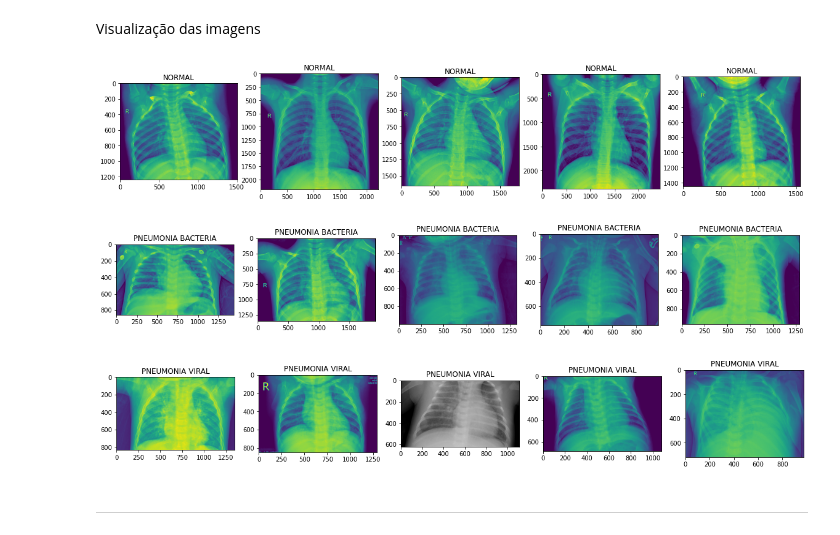
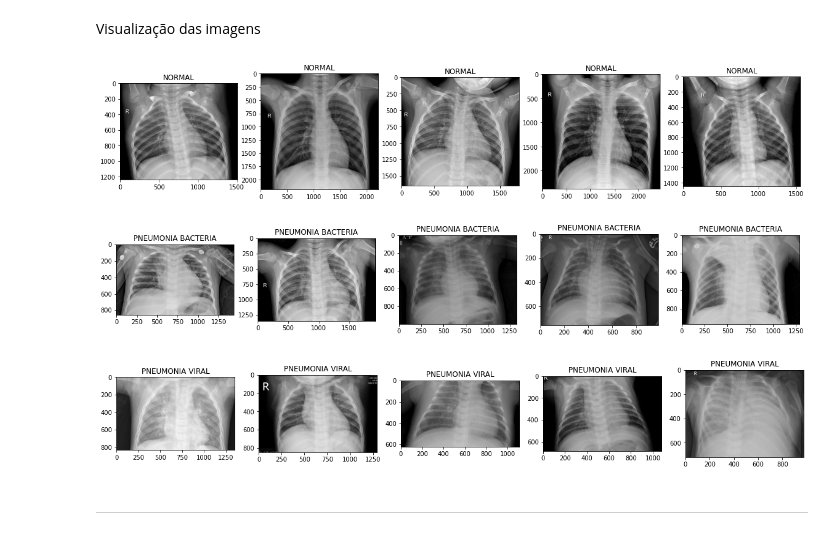
Before and after one commit to d-portugal/chest_x_ray, a Jupyter notebook: chest_xray_APA.ipynb, the cells around one changed output. Cells and saved outputs as stored; diff of their text form; code cells hidden in the pictures.

```diff
--- a/chest_xray_APA.ipynb
+++ b/chest_xray_APA.ipynb
@@ -127,18 +134,18 @@ Visualização das imagens
 # %%
 directory = os.listdir(train_path)
 for each in directory:
     plt.figure(figsize = (20, 20))
     currentFolder = train_path + '/' + each
     for i, file in enumerate(os.listdir(currentFolder)[0:5]):
         fullpath = currentFolder + "/" + file
         img = mpimg.imread(fullpath)
         plt.subplot(2, 5, i+1)
         plt.title(each)
-        plt.imshow(img)
+        plt.imshow(img, cmap='gray')
 # %% [output]
-[figure, old version]
+[figure, new version]
-[figure, old version]
+[figure, new version]
-[figure, old version]
+[figure, new version]
 # %% [markdown]
 ---
 # %% [markdown]
```
Also changed, not shown: parts of 47 cells of this notebook.
